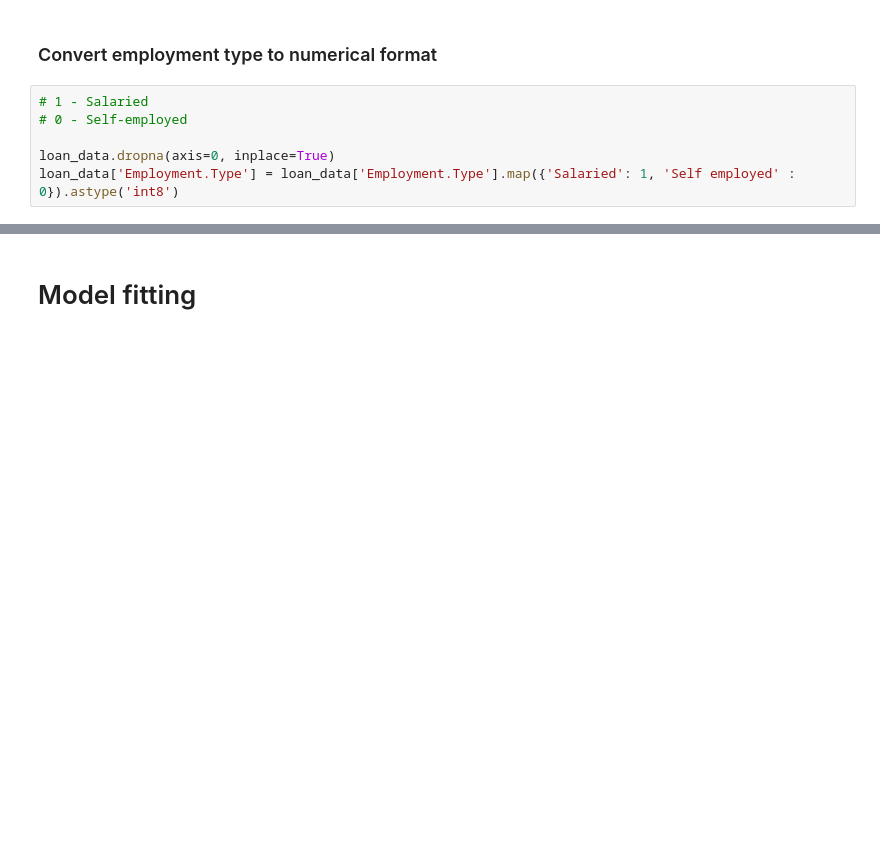
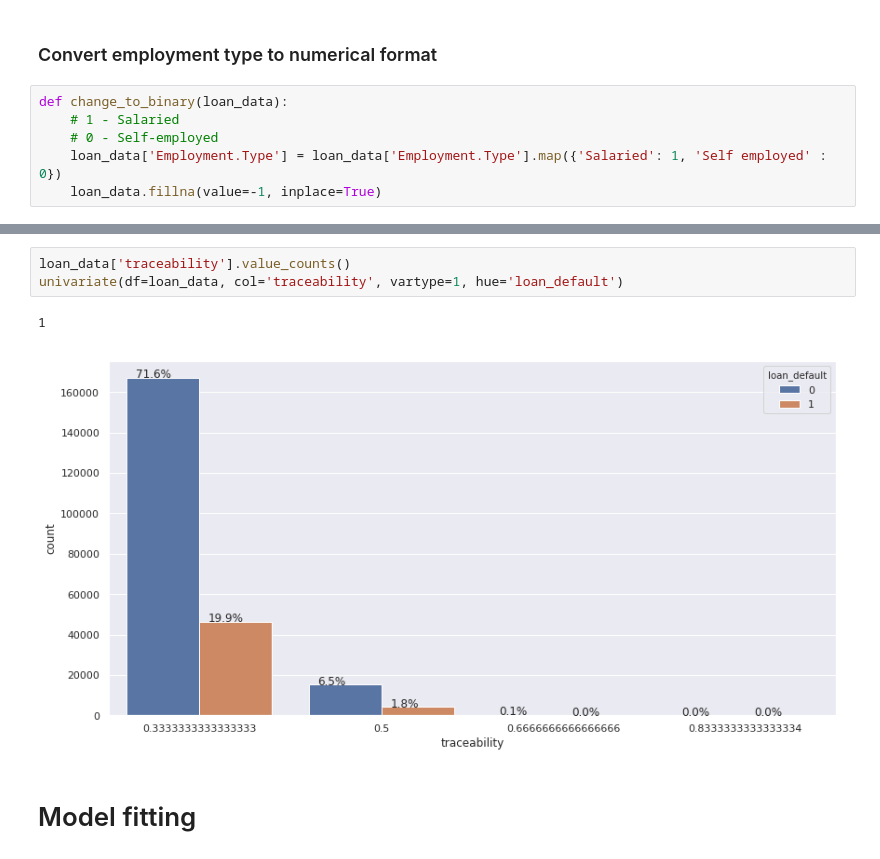
Before and after one commit to ajinkyaathlye/ml_hackathon, a Jupyter notebook: Loan_Default.ipynb, the cells around one changed output, grey strips where cells are left out. Cells and saved outputs as stored; diff of their text form; blank space fills up the shorter version.

Commit message:
added successful test submission logic and filled nan values with -1 in train and test data

```diff
--- a/Loan_Default.ipynb
+++ b/Loan_Default.ipynb
@@ -528,8 +529,8 @@ loan_data['age'] = (now - loan_data['Date.of.Birth']).astype('<m8[Y]')
 # %% [markdown]
 ### Convert employment type to numerical format
 # %%
-# 1 - Salaried
-# 0 - Self-employed
-
-loan_data.dropna(axis=0, inplace=True)
-loan_data['Employment.Type'] = loan_data['Employment.Type'].map({'Salaried': 1, 'Self employed' : 0}).astype('int8')
+def change_to_binary(loan_data):
+    # 1 - Salaried
+    # 0 - Self-employed
+    loan_data['Employment.Type'] = loan_data['Employment.Type'].map({'Salaried': 1, 'Self employed' : 0})
+    loan_data.fillna(value=-1, inplace=True)
@@ -556,3 +586,9 @@ Name: Employment.Type, Length: 225493, dtype: int8
+# %%
+loan_data['traceability'].value_counts()
+univariate(df=loan_data, col='traceability', vartype=1, hue='loan_default')
+# %% [output]
+1
+[figure, added]
 # %% [markdown]
 # Model fitting
 # %%
```
Also changed, not shown: parts of 20 cells of this notebook.
